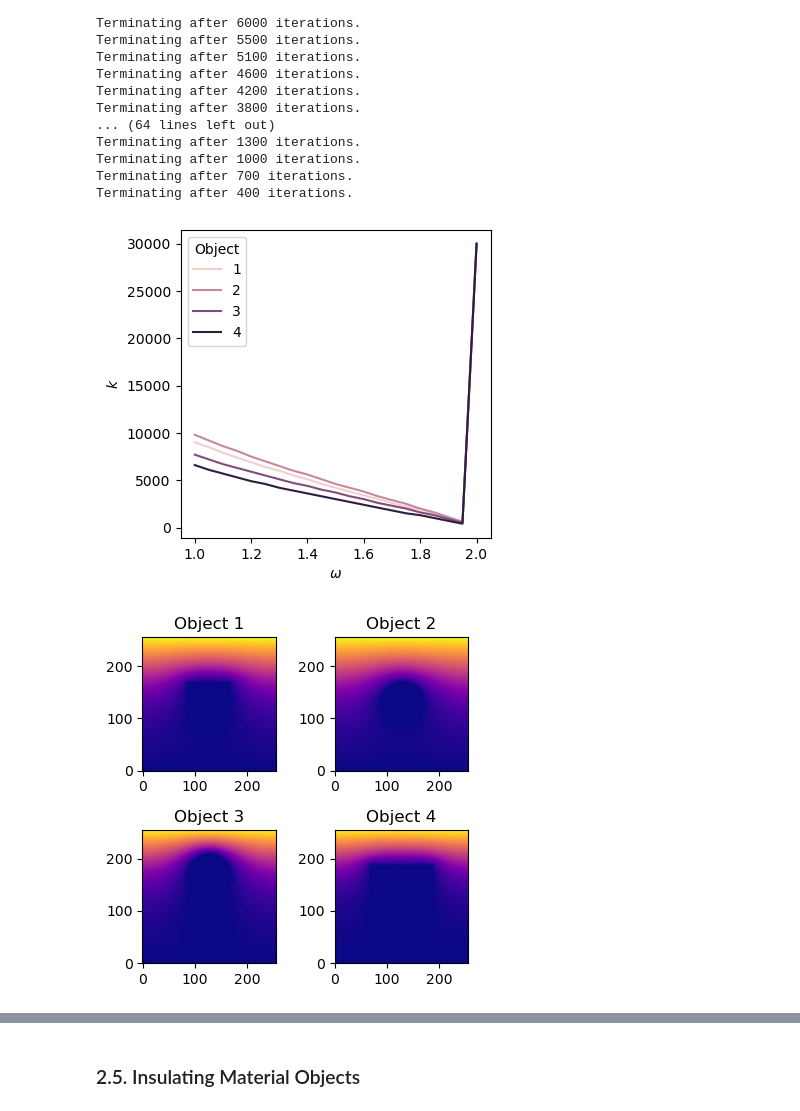
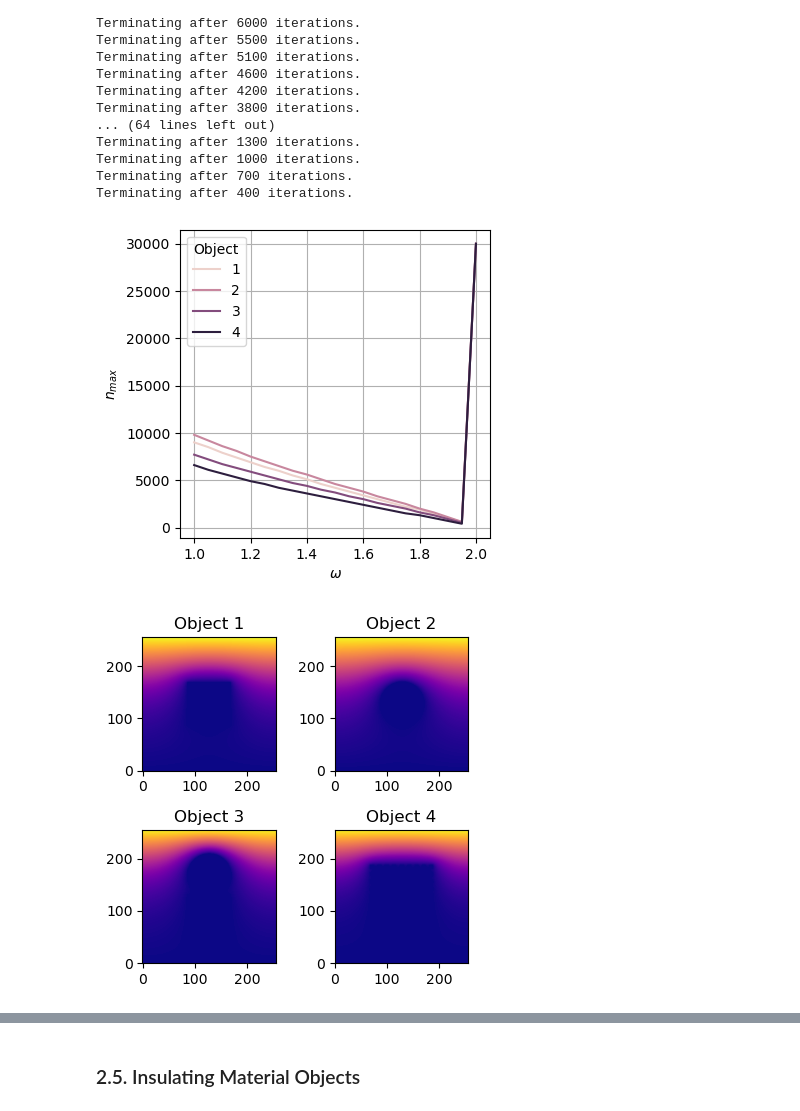
Before and after one commit to mboyan/scented-candles, a Jupyter notebook: Assignment Set 1/AssignmentSet1.ipynb, the cells around one changed output, grey strips where cells are left out. Saved outputs shown, nothing was run; the diff lists cells and outputs as text; code cells hidden in the pictures.

Commit message:
Finalized assignment 1

```diff
--- a/Assignment Set 1/AssignmentSet1.ipynb
+++ b/Assignment Set 1/AssignmentSet1.ipynb
@@ -98,6 +94,6 @@ reload(vt)
 # %%
 # Simulation parameters
-t_max = 1.1
+t_max = 1
 N = 1000
 dt = 0.001
 n_frames = int(np.floor(t_max / dt))
@@ -307,6 +314,7 @@ for i, i_s in enumerate(i_select):
 
     axs['A'].plot(y_range, analytical_solution[i, 0, :], label=f'$t={times[i_s]}$', color=col)
     axs['A'].scatter(y_range, c_evol_select[i, :, 0], color=col, s=5)
+    axs['A'].grid()
     axs['BCDEF'[i]].imshow(c_evol_select[i], vmin=0.0, vmax=1.0, origin='lower', cmap='plasma')
     axs['BCDEF'[i]].set_axis_off()
     axs['BCDEF'[i]].set_title(f'$t={times[i_s]}$', fontsize='small')
@@ -386,13 +404,13 @@ omega_range = np.linspace(1, 2, 21)
 N_range = 2 ** np.arange(5, 9)
 
 # DataFrame for storing simulation results
-df_k_termination = pd.DataFrame(columns=['$\omega$', '$N$', '$k$'])
+df_n_termination = pd.DataFrame(columns=['$\omega$', '$N$', '$n_{max}$'])
 
 for omega in omega_range:
     for N in N_range:
         c_init = np.zeros((N, N))
 
-        _, k_final = pde.diffusion_system_time_independent(c_init, n_max_iter=int(3e4), gauss_seidel=True, omega=omega, save_interval=100, run_GPU=True)
-        df_k_termination = pd.concat([df_k_termination, pd.DataFrame([{'$\omega$': omega, '$N$': N, '$k$':k_final}])])
+        _, n_final = pde.diffusion_system_time_independent(c_init, n_max_iter=int(3e4), gauss_seidel=True, omega=omega, save_interval=100, run_GPU=True)
+        df_n_termination = pd.concat([df_n_termination, pd.DataFrame([{'$\omega$': omega, '$N$': N, '$n_{max}$':n_final}])])
 # %% [output]
 Terminating after 1200 iterations.
@@ -516,14 +528,14 @@ These modifications of the domain make the comparison with analytical solutions
 omega_range = np.linspace(1, 2, 21)
 
 # Variables for storing simulation results
-df_k_termination_objects = pd.DataFrame(columns=['$\omega$', 'Object', '$k$'])
+df_k_termination_objects = pd.DataFrame(columns=['$\omega$', 'Object', '$n_{max}$'])
 c_evolutions_objects = []
 
 for i, c_object in enumerate(c_object_collection):
     for omega in omega_range:
         c_evolution, k_final = pde.diffusion_system_time_independent(c_init, n_max_iter=int(3e4), gauss_seidel=True, omega=omega,
                                                                      save_interval=100, run_GPU=True, objects=c_object)
-        df_k_termination_objects = pd.concat([df_k_termination_objects, pd.DataFrame([{'$\omega$': omega, 'Object': i+1, '$k$':k_final}])])
+        df_k_termination_objects = pd.concat([df_k_termination_objects, pd.DataFrame([{'$\omega$': omega, 'Object': i+1, '$n_{max}$':k_final}])])
         if omega == 1.9:
             c_evolutions_objects.append(c_evolution)
 # %% [output]
@@ -547,19 +559,20 @@ Terminating after 400 iterations.
 # %%
 # Plot omega vs k for different objects
 fig, ax = plt.subplots()
 fig.set_size_inches(4, 4)
 
-sns.lineplot(df_k_termination_objects, x='$\omega$', y='$k$', hue='Object', ax=ax)
+sns.lineplot(df_k_termination_objects, x='$\omega$', y='$n_{max}$', hue='Object', ax=ax)
+ax.grid()
 plt.show()
 
 # Plot final concentration for different objects
 fig, axs = plt.subplots(2, 2)
 fig.set_size_inches(4, 4)
 for i, c_evol in enumerate(c_evolutions_objects):
     axs[i//2, i%2].imshow(c_evol[-1], origin='lower', cmap='plasma')
     axs[i//2, i%2].set_title(f'Object {i+1}')
 plt.tight_layout()
 plt.show()
 # %% [output]
-[figure, old version]
+[figure, new version]
 [figure]
```
Also changed, not shown: parts of 18 cells of this notebook, 2 other files.
